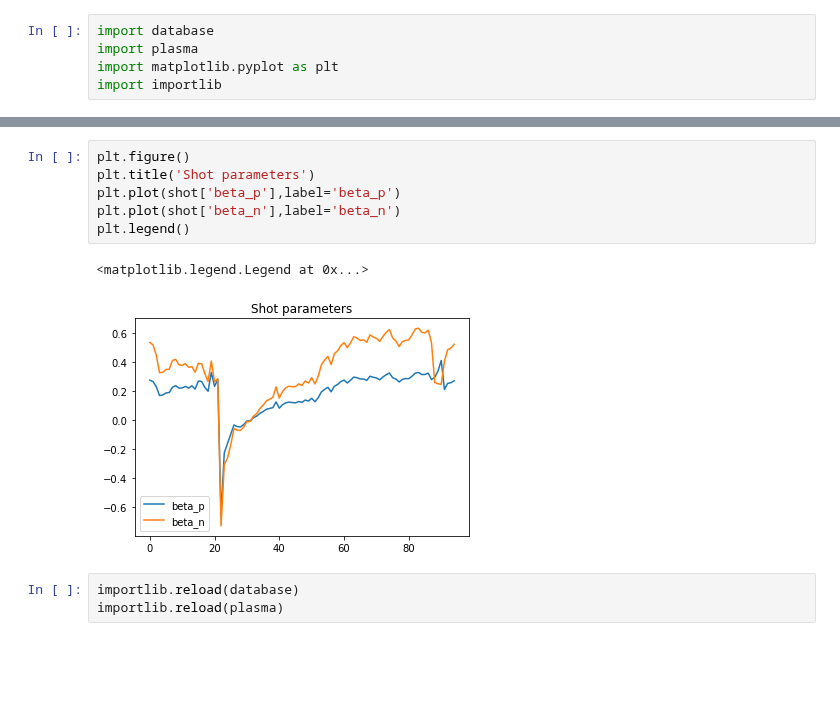
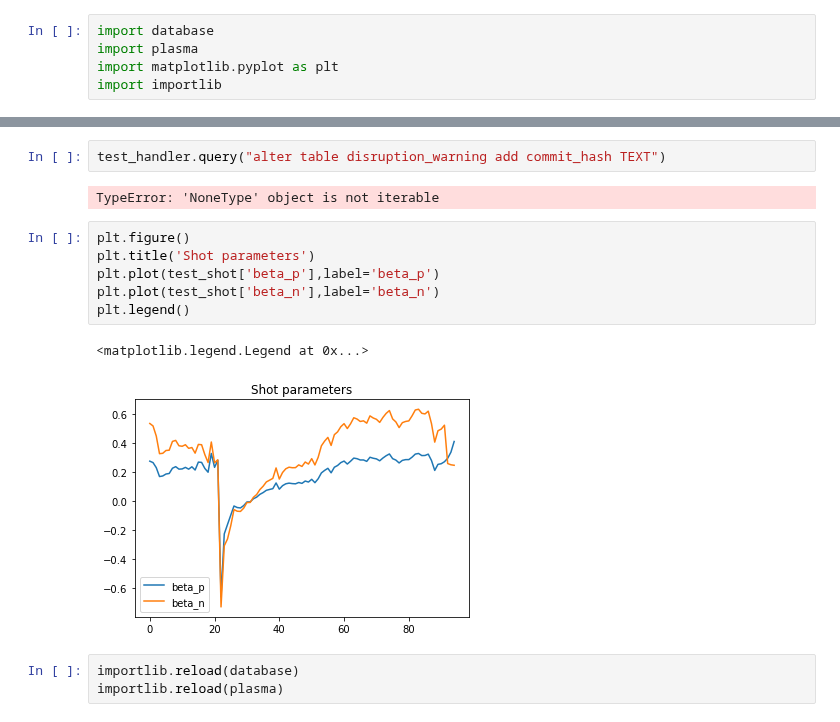
Before and after one commit to MIT-PSFC/disruption-py, a Jupyter notebook: src/examples.ipynb, the cells around one changed output, grey strips where cells are left out. Saved outputs shown, nothing was run; the diff lists cells and outputs as text; blank space fills up the shorter version.

```diff
--- a/src/examples.ipynb
+++ b/src/examples.ipynb
@@ -36,12 +18,16 @@ test_handler.get_disruption_shotlist()
+# %%
+test_handler.query("alter table disruption_warning add commit_hash TEXT")
+# %% [output]
+TypeError: 'NoneType' object is not iterable
 # %%
 plt.figure()
 plt.title('Shot parameters')
-plt.plot(shot['beta_p'],label='beta_p')
-plt.plot(shot['beta_n'],label='beta_n')
+plt.plot(test_shot['beta_p'],label='beta_p')
+plt.plot(test_shot['beta_n'],label='beta_n')
 plt.legend()
 # %% [output]
 <matplotlib.legend.Legend at 0x...>
-[figure, old version]
+[figure, new version]
 # %%
 importlib.reload(database)
 importlib.reload(plasma)
```
Also changed, not shown: parts of 5 cells of this notebook, 5 other files.
